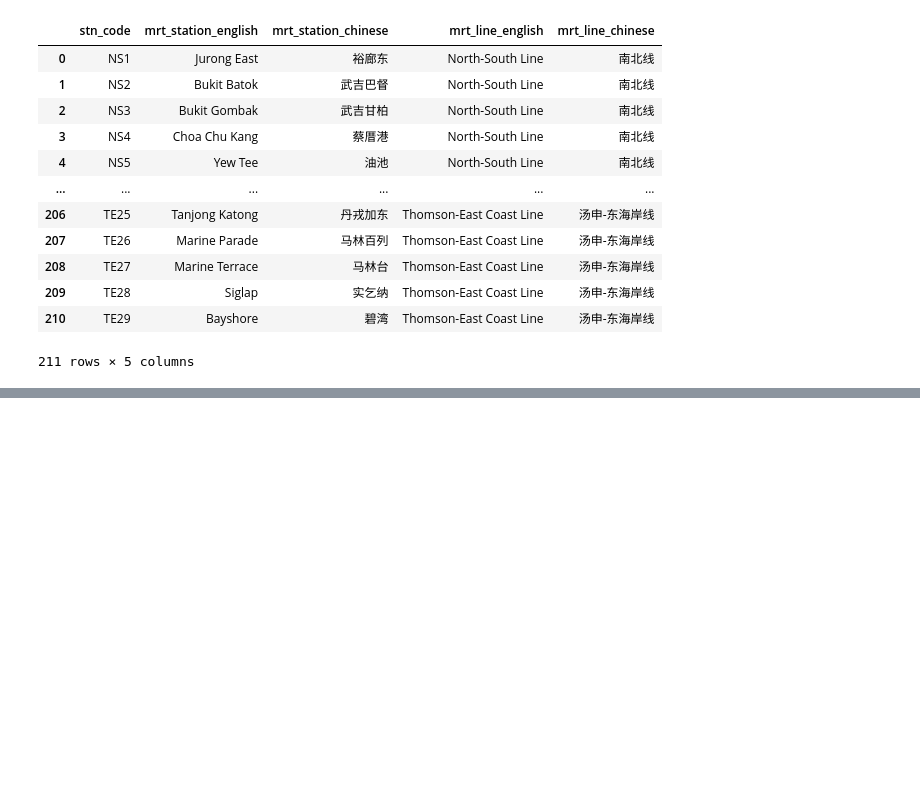
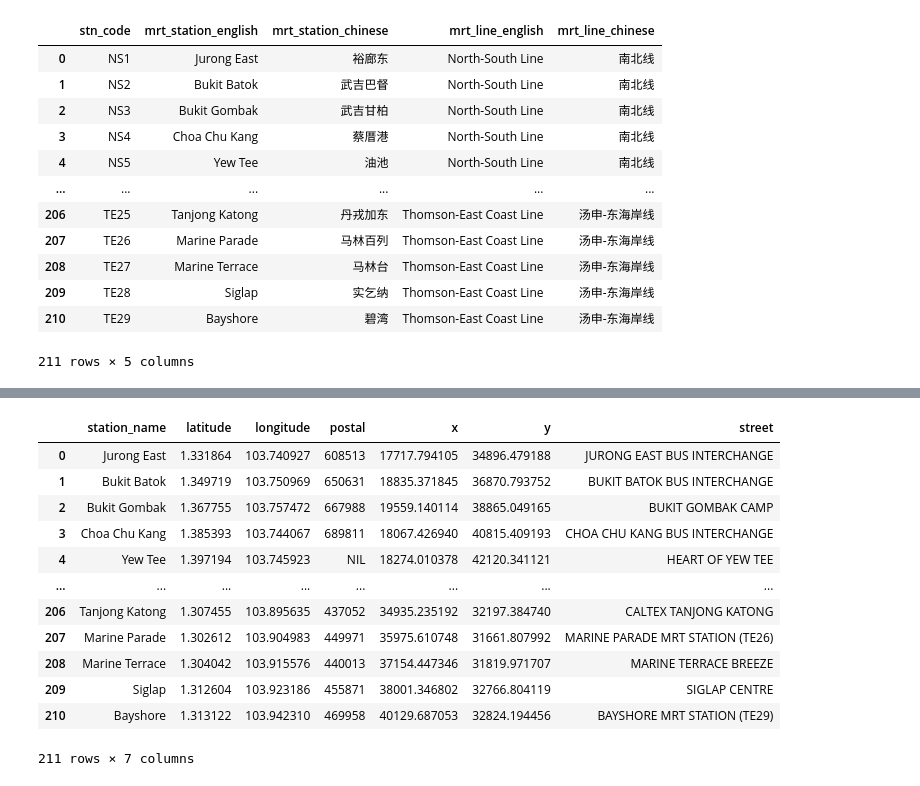
Before and after one commit to brandono7/DSA4264_Geospatial, a Jupyter notebook: Data Prepocessing.ipynb, the cells around one changed output, grey strips where cells are left out. Saved outputs shown, nothing was run; the diff lists cells and outputs as text; code cells hidden in the pictures; blank space fills up the shorter version.

```diff
--- a/Data Prepocessing.ipynb
+++ b/Data Prepocessing.ipynb
@@ -350,0 +449,16 @@ train_station_code
+# %%
+df_geo_results
+# %% [output]
+|  | station_name | latitude | longitude | postal | x | y | street |
+| 0 | Jurong East | 1.331864 | 103.740927 | 608513 | 17717.794105 | 34896.479188 | JURONG EAST BUS INTERCHANGE |
+| 1 | Bukit Batok | 1.349719 | 103.750969 | 650631 | 18835.371845 | 36870.793752 | BUKIT BATOK BUS INTERCHANGE |
+| 2 | Bukit Gombak | 1.367755 | 103.757472 | 667988 | 19559.140114 | 38865.049165 | BUKIT GOMBAK CAMP |
+| 3 | Choa Chu Kang | 1.385393 | 103.744067 | 689811 | 18067.426940 | 40815.409193 | CHOA CHU KANG BUS INTERCHANGE |
+| 4 | Yew Tee | 1.397194 | 103.745923 | NIL | 18274.010378 | 42120.341121 | HEART OF YEW TEE |
+| ... | ... | ... | ... | ... | ... | ... | ... |
+| 206 | Tanjong Katong | 1.307455 | 103.895635 | 437052 | 34935.235192 | 32197.384740 | CALTEX TANJONG KATONG |
+| 207 | Marine Parade | 1.302612 | 103.904983 | 449971 | 35975.610748 | 31661.807992 | MARINE PARADE MRT STATION (TE26) |
+| 208 | Marine Terrace | 1.304042 | 103.915576 | 440013 | 37154.447346 | 31819.971707 | MARINE TERRACE BREEZE |
+| 209 | Siglap | 1.312604 | 103.923186 | 455871 | 38001.346802 | 32766.804119 | SIGLAP CENTRE |
+| 210 | Bayshore | 1.313122 | 103.942310 | 469958 | 40129.687053 | 32824.194456 | BAYSHORE MRT STATION (TE29) |
+211 rows × 7 columns
```
Also changed, not shown: parts of 5 cells of this notebook.
